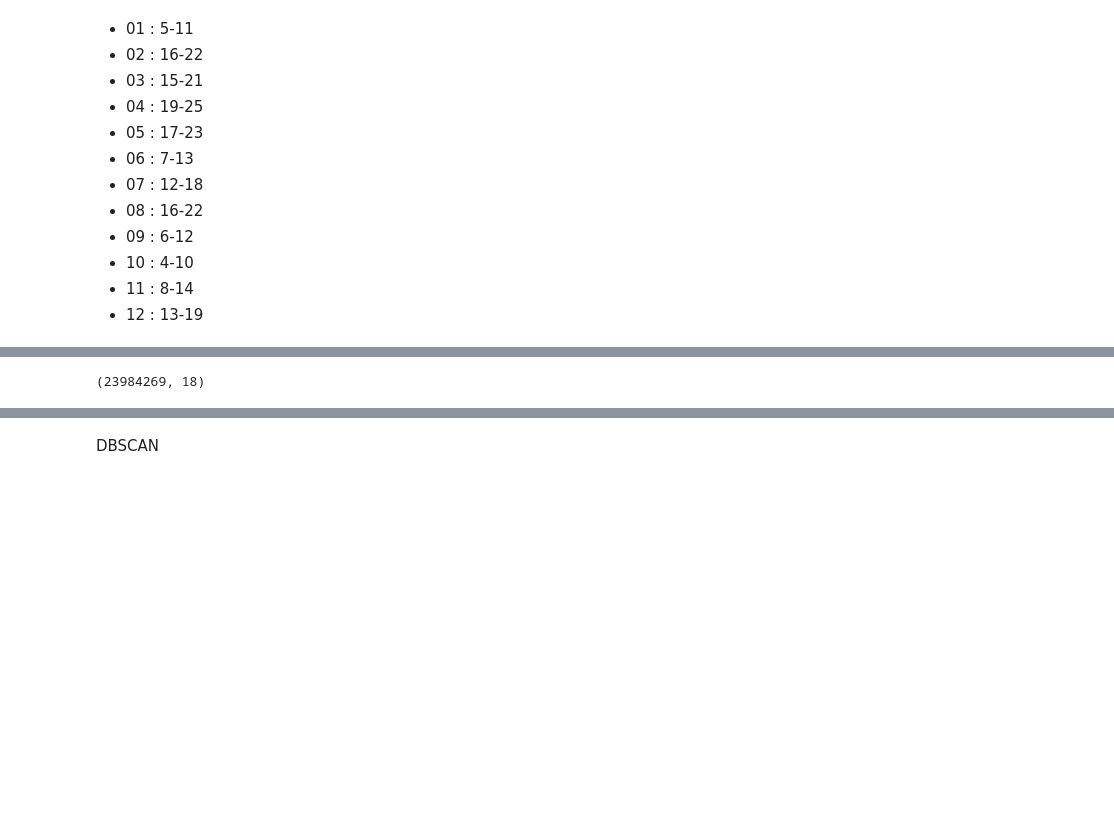
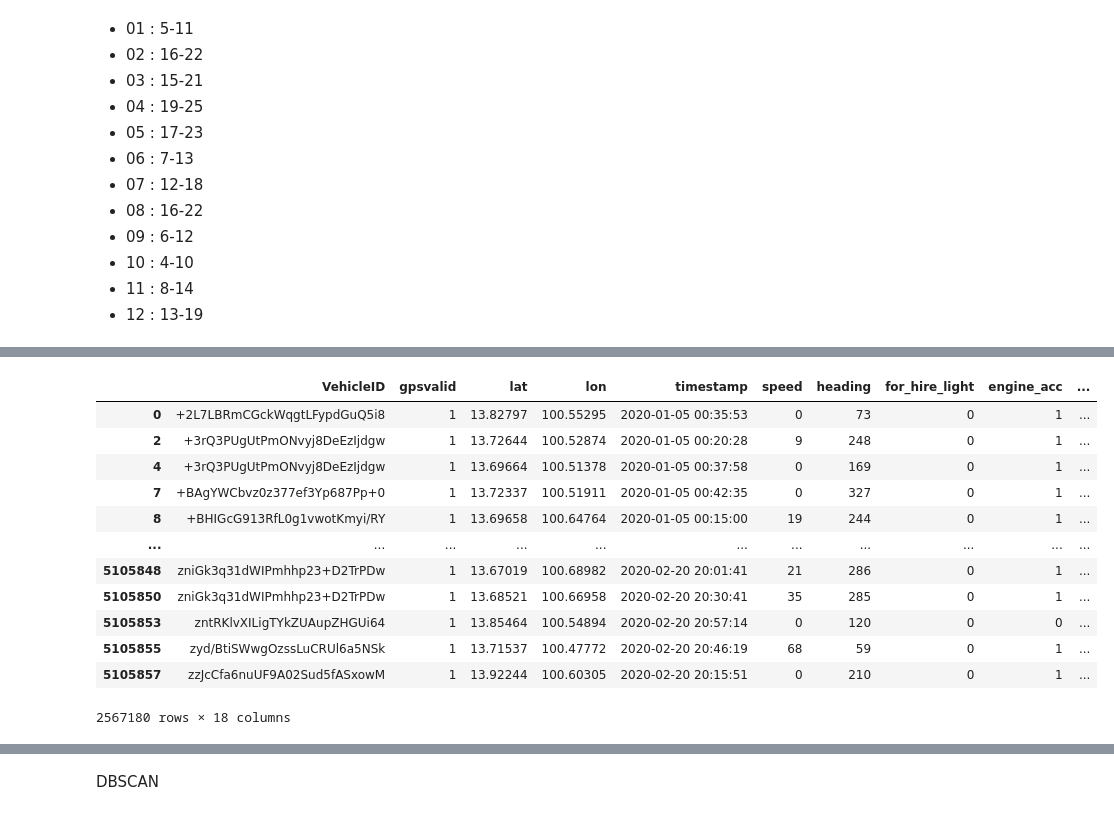
Before and after one commit to tchtan/Taxi-Analytics, a Jupyter notebook: taxi.ipynb, the cells around one changed output, grey strips where cells are left out. Cells and saved outputs as stored; diff of their text form; code cells hidden in the pictures; blank space fills up the shorter version.

```diff
--- a/taxi.ipynb
+++ b/taxi.ipynb
@@ -469,2 +454,2 @@ dir_path = '/content/gdrive/MyDrive/2020/for cluster'
 # %%
-df = pd.read_csv('/content/gdrive/MyDrive/2020/JAN.csv')
+df = pd.read_csv('/content/gdrive/MyDrive/2020/clusters/ALL.csv')
@@ -484,12 +455,0 @@ for d in os.listdir(dir_path):
-# %%
-# List to store the dataframes
-df_list = []
-file_path = dir_path+ '/'
-
-# Loop through the directories in the main directory
-for dir in directories[77:84]:
-  for file in os.listdir(file_path+dir):
-    if file.endswith('.csv'):
-      df = pd.read_csv(os.path.join(file_path+dir, file))
-      df = df.loc[:, ~df.columns.str.contains('Unnamed')]
-      df_list.append(df)
@@ -498,4 +455,0 @@ df2 = pd.concat(df_list)
-# %%
-df2.shape
-# %% [output]
-(23984269, 18)
@@ -504,4 +456,18 @@ df2.to_csv('/content/gdrive/MyDrive/2020/DEC.csv')
-# %%
-df = df[df.BKK == True]
-df = df.sort_values(["VehicleID","timeR"])
-df = df.drop(columns="Unnamed: 0")
+# %%
+#select if pickup or dropoff
+df = df[(df['dropoff'] == True)]
+df
+# %% [output]
+|  | VehicleID | gpsvalid | lat | lon | timestamp | speed | heading | for_hire_light | engine_acc | ... |
+| 0 | +2L7LBRmCGckWqgtLFypdGuQ5i8 | 1 | 13.82797 | 100.55295 | 2020-01-05 00:35:53 | 0 | 73 | 0 | 1 | ... |
+| 2 | +3rQ3PUgUtPmONvyj8DeEzIjdgw | 1 | 13.72644 | 100.52874 | 2020-01-05 00:20:28 | 9 | 248 | 0 | 1 | ... |
+| 4 | +3rQ3PUgUtPmONvyj8DeEzIjdgw | 1 | 13.69664 | 100.51378 | 2020-01-05 00:37:58 | 0 | 169 | 0 | 1 | ... |
+| 7 | +BAgYWCbvz0z377ef3Yp687Pp+0 | 1 | 13.72337 | 100.51911 | 2020-01-05 00:42:35 | 0 | 327 | 0 | 1 | ... |
+| 8 | +BHIGcG913RfL0g1vwotKmyi/RY | 1 | 13.69658 | 100.64764 | 2020-01-05 00:15:00 | 19 | 244 | 0 | 1 | ... |
+| ... | ... | ... | ... | ... | ... | ... | ... | ... | ... | ... |
+| 5105848 | zniGk3q31dWIPmhhp23+D2TrPDw | 1 | 13.67019 | 100.68982 | 2020-02-20 20:01:41 | 21 | 286 | 0 | 1 | ... |
+| 5105850 | zniGk3q31dWIPmhhp23+D2TrPDw | 1 | 13.68521 | 100.66958 | 2020-02-20 20:30:41 | 35 | 285 | 0 | 1 | ... |
+| 5105853 | zntRKlvXILigTYkZUAupZHGUi64 | 1 | 13.85464 | 100.54894 | 2020-02-20 20:57:14 | 0 | 120 | 0 | 0 | ... |
+| 5105855 | zyd/BtiSWwgOzssLuCRUl6a5NSk | 1 | 13.71537 | 100.47772 | 2020-02-20 20:46:19 | 68 | 59 | 0 | 1 | ... |
+| 5105857 | zzJcCfa6nuUF9A02Sud5fASxowM | 1 | 13.92244 | 100.60305 | 2020-02-20 20:15:51 | 0 | 210 | 0 | 1 | ... |
+2567180 rows × 18 columns
```
Also changed, not shown: parts of 28 cells of this notebook.
